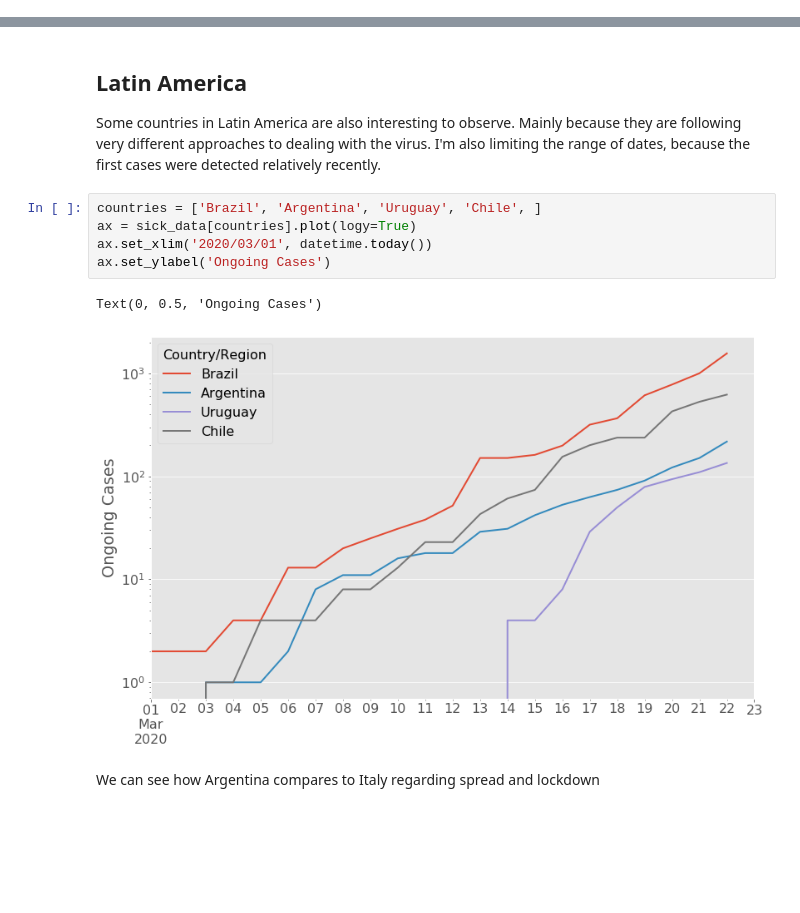
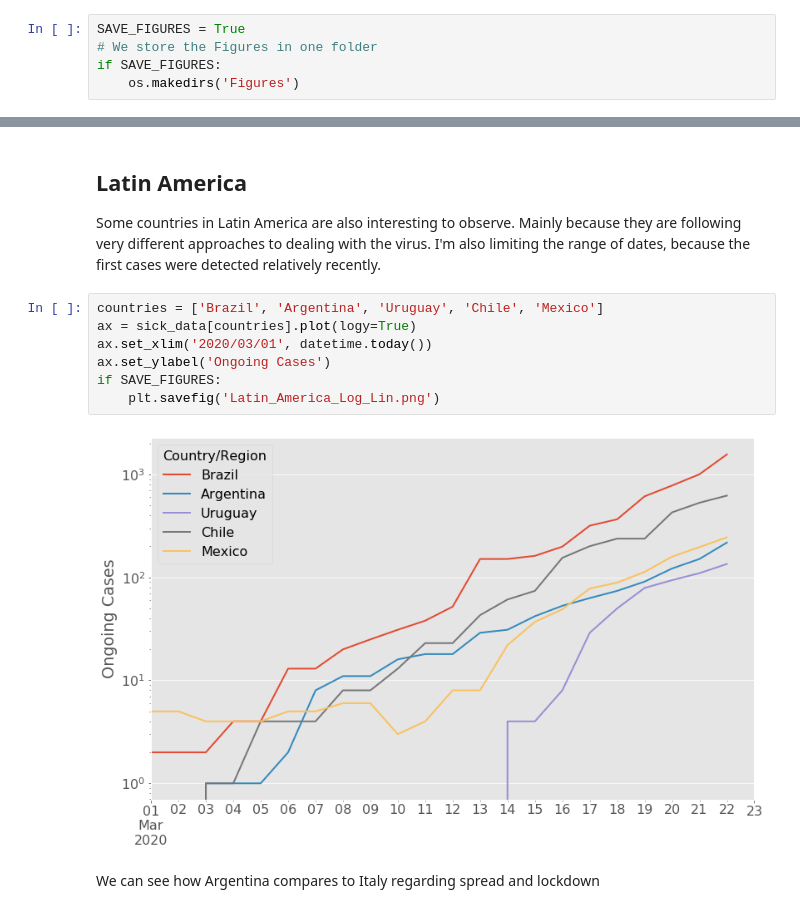
Before and after one commit to aquilesC/Covid-19-Jupyter-Notebook, a Jupyter notebook: Covid_Time_Series.ipynb, the cells around one changed output, grey strips where cells are left out. Saved outputs shown, nothing was run; the diff lists cells and outputs as text; blank space fills up the shorter version.

Commit message:
Added the possibility of saving Figures with one parameter

```diff
--- a/Covid_Time_Series.ipynb
+++ b/Covid_Time_Series.ipynb
@@ -37,3 +40,8 @@ mpl.rcParams['font.size'] = 16
+# %%
+SAVE_FIGURES = True
+# We store the Figures in one folder
+if SAVE_FIGURES:
+    os.makedirs('Figures')
 # %% [markdown]
 ## Data sources
 We define the path to the files with the information we are interested int. I am using just the time series data which has the same information than the daily reports but aggregated. It also uses the cumulative numbers instead of the numbers of new cases.
@@ -194,13 +209,14 @@ ax.axvline(x=lockdowns['Netherlands']-pd.to_timedelta(time_shifts['Netherlands']
 ## Latin America
 Some countries in Latin America are also interesting to observe. Mainly because they are following very different approaches to dealing with the virus. I'm also limiting the range of dates, because the first cases were detected relatively recently.
 # %%
-countries = ['Brazil', 'Argentina', 'Uruguay', 'Chile', ]
+countries = ['Brazil', 'Argentina', 'Uruguay', 'Chile', 'Mexico']
 ax = sick_data[countries].plot(logy=True)
 ax.set_xlim('2020/03/01', datetime.today())
 ax.set_ylabel('Ongoing Cases')
+if SAVE_FIGURES:
+    plt.savefig('Latin_America_Log_Lin.png')
 # %% [output]
-Text(0, 0.5, 'Ongoing Cases')
-[figure, old version]
+[figure, new version]
 # %% [markdown]
 We can see how Argentina compares to Italy regarding spread and lockdown
 # %%
```
Also changed, not shown: parts of 10 cells of this notebook.
